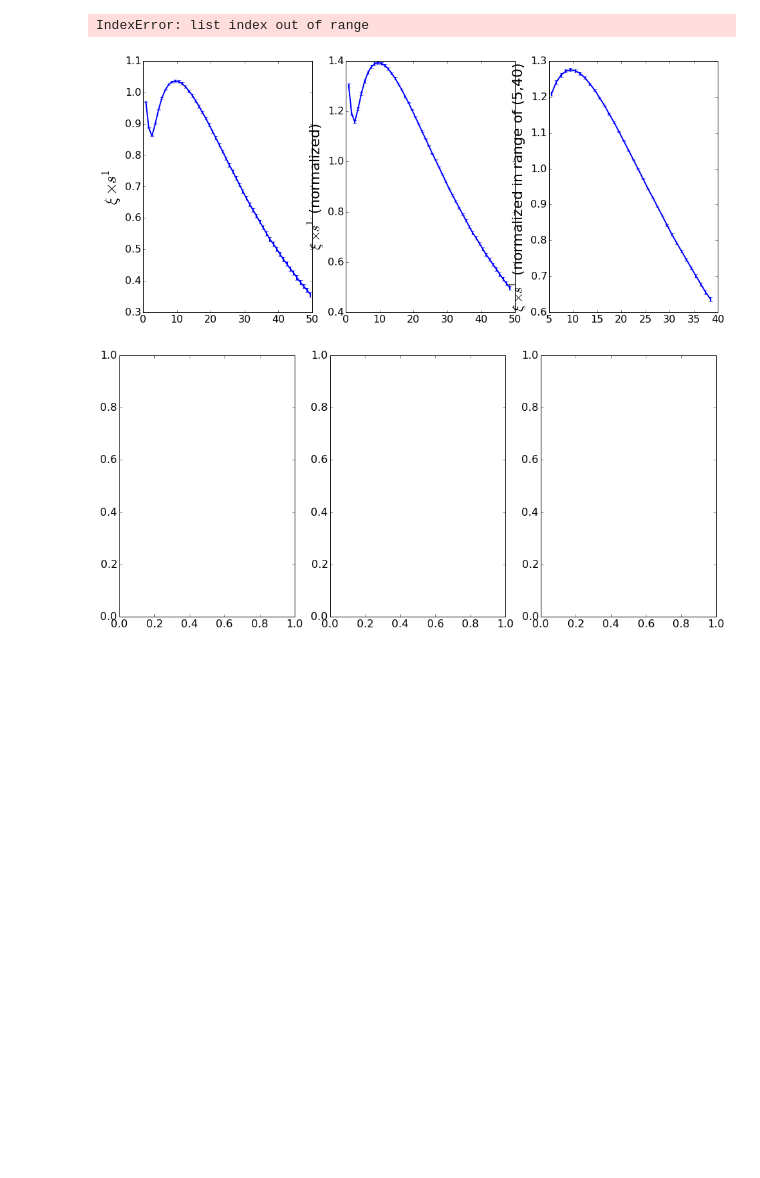
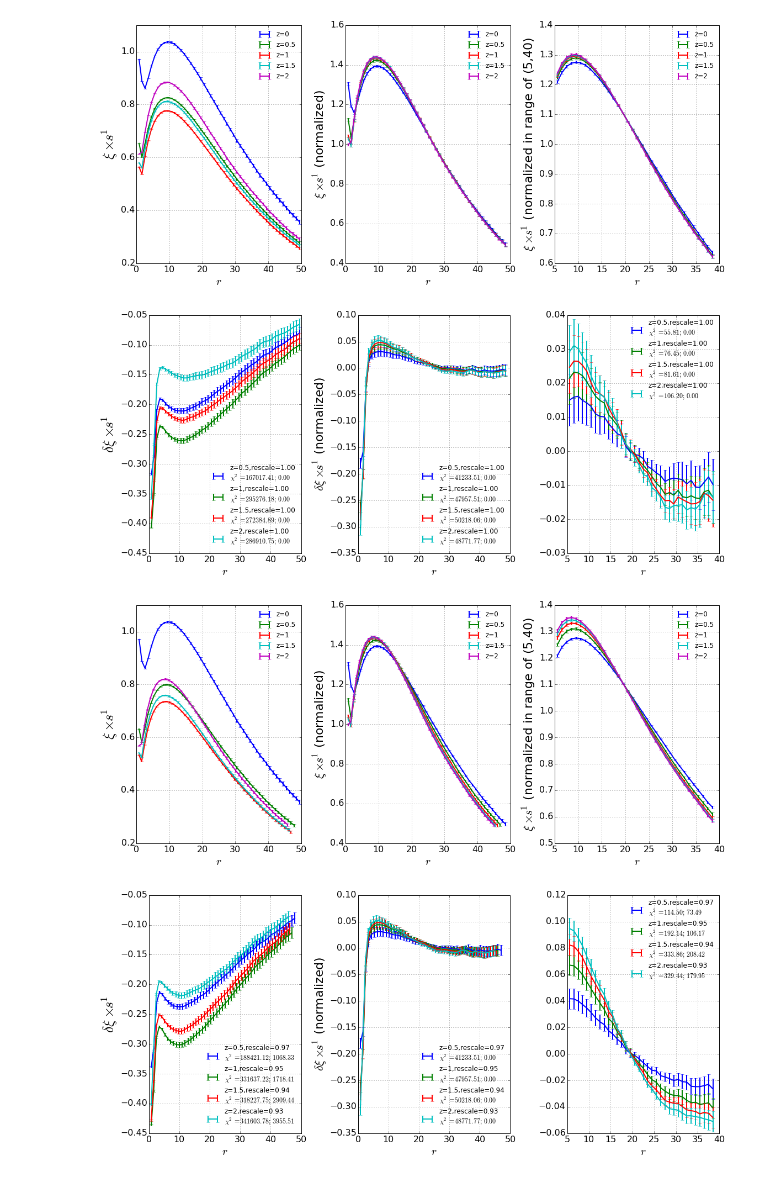
Before and after one commit to xiaodongli1986/LSS_xis, a Jupyter notebook: src/Plot_diffz_rescale_likelihood.ipynb, the cells around one changed output. Saved outputs shown, nothing was run; the diff lists cells and outputs as text; code cells hidden in the pictures; blank space fills up the shorter version.

```diff
--- a/src/Plot_diffz_rescale_likelihood.ipynb
+++ b/src/Plot_diffz_rescale_likelihood.ipynb
@@ -31,27 +30,43 @@ WARNING: pylab import has clobbered these variables: ['copy', 'product', 'random
 # %%
 #for delta_imock in [0,1,2,3,4]:
 
+## 1. redshift snapshots
 zstrs = ['0', '0.5', '1', '1.5', '2']
 
+
+## 2. Settings for plots
 make_plot = True
 savefig=False
 
+## 3. Error bar settings
+use_whole_snapshot_erbar = True
+
+## 4. Normalization
 def norm_SkipLast(X):
     return normto1(X)[0:len(X)-1]
-
 normfun = norm_SkipLast
 
 if True:
+    ### 1. Storage Structures
+    ## 1.1 Covariance for delta Y1/2/3
     covmats_Delta_Y1 = []
     covmats_Delta_Y2 = []
     covmats_Delta_Y3 = []
+    ## 1.2 Error bar (diagnol of sqrt of covmat)
     Delta_Yer1s = []
     Delta_Yer2s = []
     Delta_Yer3s = []
+    ## 1.3 Systematic correction
+    Delta_Y1_syss = []
+    Delta_Y2_syss = []
+    Delta_Y3_syss = []
     irescale = 0
+    ### 2. Loop of rescales
     for rescales in [
             [1.0, 1.0, 1.0, 1.0, 1.0],
-            [1.0, 1.2, 1.2, 1.2, 1.2],
+            #[1.0, 1.2, 1.2, 1.2, 1.2],
+            #[1.0, 1.0, 1.0, 1.0, 1.0],
+            [DA(0.41,-1.0,0.6,float(zz)+0.0001)/DA(0.31,-1, 0.6,float(zz)+0.0001) for zz in zstrs],
             #[1.0, 0.8, 0.8, 0.8, 0.8],
                 ]:
         iz = 0
@@ -61,36 +76,31 @@ if True:
 
             figb = plt.figure(figsize=(16,7))
             ax1b, ax2b, ax3b = figb.add_subplot(131), figb.add_subplot(132), figb.add_subplot(133)
+        ## 2.1 Loop of redshifts
         for nowzstr in zstrs:
-            ### Name of files
+            # 2.1.1 Preparations: Name of files; value of rescale; read-in;
             nowfiles = sumlist([[nowdir+'J08.dat.z_'+nowzstr+'.mge3.000e11.slice'+str(islice)+'.'+str(isubslice)+'.rmax50.50rbins.2pcf' \
                         for isubslice in range(1,5)] for islice in range(1,31)])
             rescale = rescales[iz]
-
-            ### Read in
             nowdatas = [np.loadtxt(nowfile, skiprows=1) for nowfile in nowfiles]
             num_mock = len(nowdatas)
             XiLSs = [[nowdatas[ii1][ii2][7] for ii2 in range(len(nowdatas[ii1]))] for ii1 in range(len(nowdatas))]
 
-            ### Averaged result
+            # 2.1.2 Averaged result
             nowdata = get_avg_array2D(nowdatas)
             R1, R2, DD, DR, RR, XiN, XiD, XiLS = Xsfromdata(nowdata, range(8))
             Rmid_orig = [((R1[row]**3.0+R2[row]**3.0)*0.5)**(1.0/3.0) for row in range(len(R1))]
             Rmid = [rr*rescale for rr in Rmid_orig]
 
-            ### Y1 (s^sfact * xi), Y2 (normalized), Y3 (normalized within range i1-1, i2)
+            # 2.1.3 Main body of computation
             Y1 = XmultY(Rmid, XiLS,a=sfact);
             Y2 = normfun(Y1)
+            X3 = Rmid_orig[i1-1:i2]; ### Values of r at which we care about
+            Y3 = normfun(LinearInterpolation_IOA(Rmid, Y1, X3))
 
-            X3 = Rmid_orig[i1-1:i2];
-            Y3 = normfun(LinearInterpolation_IOA(Rmid, Y1, X3))
-            #normfun(Y1[i1-1:i2])
-
-            ### Y1s, Y2s, Y3s
             Y1s = [XmultY(Rmid, XX,a=sfact) for XX in XiLSs]
             Y2s = [normfun(XX) for XX in Y1s]
             Y3s = [normfun(LinearInterpolation_IOA(Rmid, XX, X3)) for XX in Y1s]
-            ### error bar of Y
             nowcovmat_Y1 = get_covmat(transpose(Y1s))
             nowcovmat_Y2 = get_covmat(transpose(Y2s))
             nowcovmat_Y3 = get_covmat(transpose(Y3s))
@@ -110,16 +120,24 @@ if True:
                 Y1refs = [[xxx for xxx in xx] for xx in Y1s]
                 Y2refs = [[xxx for xxx in xx] for xx in Y2s]
                 Y3refs = [[xxx for xxx in xx] for xx in Y3s]
-                covmats_Delta_Y1.append(0);covmats_Delta_Y2.append(0);covmats_Delta_Y3.append(0)
-                Delta_Yer1s.append(0);Delta_Yer2s.append(0);Delta_Yer3s.append(0)
+
+                if irescale == 0: # Add to storage
+                    covmats_Delta_Y1.append(0);covmats_Delta_Y2.append(0);covmats_Delta_Y3.append(0)
+                    Delta_Yer1s.append(0);Delta_Yer2s.append(0);Delta_Yer3s.append(0)
+                    Delta_Y1_syss.append(0);Delta_Y2_syss.append(0);Delta_Y3_syss.append(0);
             else:
                 Delta_Y1 = get_diffarray(Y1ref,Y1);
                 Delta_Y2 = get_diffarray(Y2ref,Y2);
                 Delta_Y3 = get_diffarray(Y3ref,Y3);
                 if irescale == 0:
+
                     Delta_Y1_sys = [xx for xx in Delta_Y1];
                     Delta_Y2_sys = [xx for xx in Delta_Y2];
                     Delta_Y3_sys = [xx for xx in Delta_Y3];
+                    Delta_Y1_syss.append([xx for xx in Delta_Y1_sys]);
+                    Delta_Y2_syss.append([xx for xx in Delta_Y2_sys]);
+                    Delta_Y3_syss.append([xx for xx in Delta_Y3_sys]);
+
                     Delta_Y1s = [get_diffarray(Y1refs[row-delta_imock],Y1s[row]) for row in range(len(Y1s))]
                     Delta_Y2s = [get_diffarray(Y2refs[row-delta_imock],Y2s[row]) for row in range(len(Y2s))]
                     Delta_Y3s = [get_diffarray(Y3refs[row-delta_imock],Y3s[row]) for row in range(len(Y3s))]
@@ -129,6 +147,7 @@ if True:
                     covmats_Delta_Y1.append([[xxx for xxx in xx] for xx in nowcovmat_Delta_Y1])
                     covmats_Delta_Y2.append([[xxx for xxx in xx] for xx in nowcovmat_Delta_Y2])
                     covmats_Delta_Y3.append([[xxx for xxx in xx] for xx in nowcovmat_Delta_Y3])
+
                     Delta_Yer1 = [(nowcovmat_Delta_Y1[ii][ii])**0.5  for ii in range(len(nowcovmat_Delta_Y1))]
                     Delta_Yer2 = [(nowcovmat_Delta_Y2[ii][ii])**0.5  for ii in range(len(nowcovmat_Delta_Y2))]
                     Delta_Yer3 = [(nowcovmat_Delta_Y3[ii][ii])**0.5  for ii in range(len(nowcovmat_Delta_Y3))]
@@ -140,12 +159,13 @@ if True:
                     Delta_Yer1s.append([xx for xx in Delta_Yer1])
                     Delta_Yer2s.append([xx for xx in Delta_Yer2])
                     Delta_Yer3s.append([xx for xx in Delta_Yer3])
+
                 chisq_Y1_uncor = chisq_like_cov_xbar(Delta_Y1, covmats_Delta_Y1[iz])[0]
                 chisq_Y2_uncor = chisq_like_cov_xbar(Delta_Y2, covmats_Delta_Y2[iz])[0]
                 chisq_Y3_uncor = chisq_like_cov_xbar(Delta_Y3, covmats_Delta_Y3[iz])[0]
-                chisq_Y1_corred = chisq_like_cov_xbar(get_diffarray(Delta_Y1, Delta_Y1_sys), covmats_Delta_Y1[iz])[0]
-                chisq_Y2_corred = chisq_like_cov_xbar(get_diffarray(Delta_Y2, Delta_Y2_sys), covmats_Delta_Y2[iz])[0]
-                chisq_Y3_corred = chisq_like_cov_xbar(get_diffarray(Delta_Y3, Delta_Y3_sys), covmats_Delta_Y3[iz])[0]
+                chisq_Y1_corred = chisq_like_cov_xbar(get_diffarray(Delta_Y1, Delta_Y1_syss[iz]), covmats_Delta_Y1[iz])[0]
+                chisq_Y2_corred = chisq_like_cov_xbar(get_diffarray(Delta_Y2, Delta_Y2_syss[iz]), covmats_Delta_Y2[iz])[0]
+                chisq_Y3_corred = chisq_like_cov_xbar(get_diffarray(Delta_Y3, Delta_Y3_syss[iz]), covmats_Delta_Y3[iz])[0]
                 if use_whole_snapshot_erbar:
                     ernormfact = 1.0/(num_mock+0.0-1)**0.5
                     chisq_Y1_uncor /= (ernormfact**2.0); chisq_Y2_uncor /= (ernormfact**2.0); chisq_Y3_uncor /= (ernormfact**2.0);
@@ -153,47 +173,38 @@ if True:
             if make_plot:
                 ax1a.errorbar(Rmid, Y1, Yer1, label = 'z='+nowzstr, lw=2)
                 ax1a.set_ylabel('$\\xi \\times s^{'+str(sfact)+'}$', fontsize=26)
-
                 ax2a.errorbar(Rmid[0:len(Y2)], Y2, Yer2, label = 'z='+nowzstr, lw=2)
                 ax2a.set_ylabel('$\\xi \\times s^{'+str(sfact)+'}$ (normalized)', fontsize=22)
-
                 ax3a.errorbar(X3[0:len(Y3)], Y3, Yer3, label = 'z='+nowzstr, lw=2)
                 ax3a.set_ylabel('$\\xi \\times s^{'+str(sfact)+'}$ (normalized in range of ('+str(i1-1)+','+str(i2)+')', fontsize=22)
-
                 if iz != 0:
                     ax1b.errorbar(Rmid, Delta_Y1, Delta_Yer1, label = 'z='+nowzstr+',rescale=%.2f'%rescale+\
                                   '\n$\\chi^2=%.2f'%chisq_Y1_uncor+';\\ %.2f'%chisq_Y1_corred+'$', lw=2)
                     ax1b.set_ylabel('$\delta \\xi \\times s^{'+str(sfact)+'}$', fontsize=26)
-
                     ax2b.errorbar(Rmid[0:len(Y2)], Delta_Y2, Delta_Yer2, label = 'z='+nowzstr+',rescale=%.2f'%rescale+\
                                   '\n$\\chi^2=%.2f'%chisq_Y2_uncor+';\\ %.2f'%chisq_Y2_corred+'$', lw=2)
                     ax2b.set_ylabel('$\\delta \\xi \\times s^{'+str(sfact)+'}$ (normalized)', fontsize=22)
-
                     ax3b.errorbar(X3[0:len(Y3)],   Delta_Y3, Delta_Yer3, label = 'z='+nowzstr+',rescale=%.2f'%rescale+\
                                   '\n$\\chi^2=%.2f'%chisq_Y3_uncor+';\\ %.2f'%chisq_Y3_corred+'$', lw=2)
-
             iz += 1
-            irescale += 1
         if make_plot:
             for ax in [ax1a,ax2a,ax3a, ax1b,ax2b,ax3b]:
                 ax.grid()
                 ax.set_xlabel('$r$', fontsize=20)
                 ax.legend(loc='best',frameon=False)
             if logY:
                 for ax in [ax1a,ax2a,ax3a]:
                     ax.set_yscale("log")
-            #ax1a.legend(loc='best',frameon=False)
-            #ax1b.legend(loc='best',frameon=False)
-            ax1a.text(0.1,0.1,'Rescale = %.3f'%rescale, transform=ax1a.transAxes,)
-            ax2a.text(0.1,0.1,'Rescale = %.3f'%rescale, transform=ax2a.transAxes,)
             figa.tight_layout()
             figb.tight_layout()
             #if savefig:
                 #figa.savefig('DiffzAll_sfact'+str(sfact)+'.eps', format='eps')
                 #figb.savefig('DiffzAll_sfact'+str(sfact)+'_delta.eps', format='eps')
             plt.show()
-    pass
+        pass
+        irescale += 1
 # %% [output]
-IndexError: list index out of range
-[figure, old version]
+[figure, new version]
-[figure, old version]
+[figure, new version]
+[figure, added]
+[figure, added]
```
Also changed, not shown: parts of 1 cell of this notebook, 1 other file.
